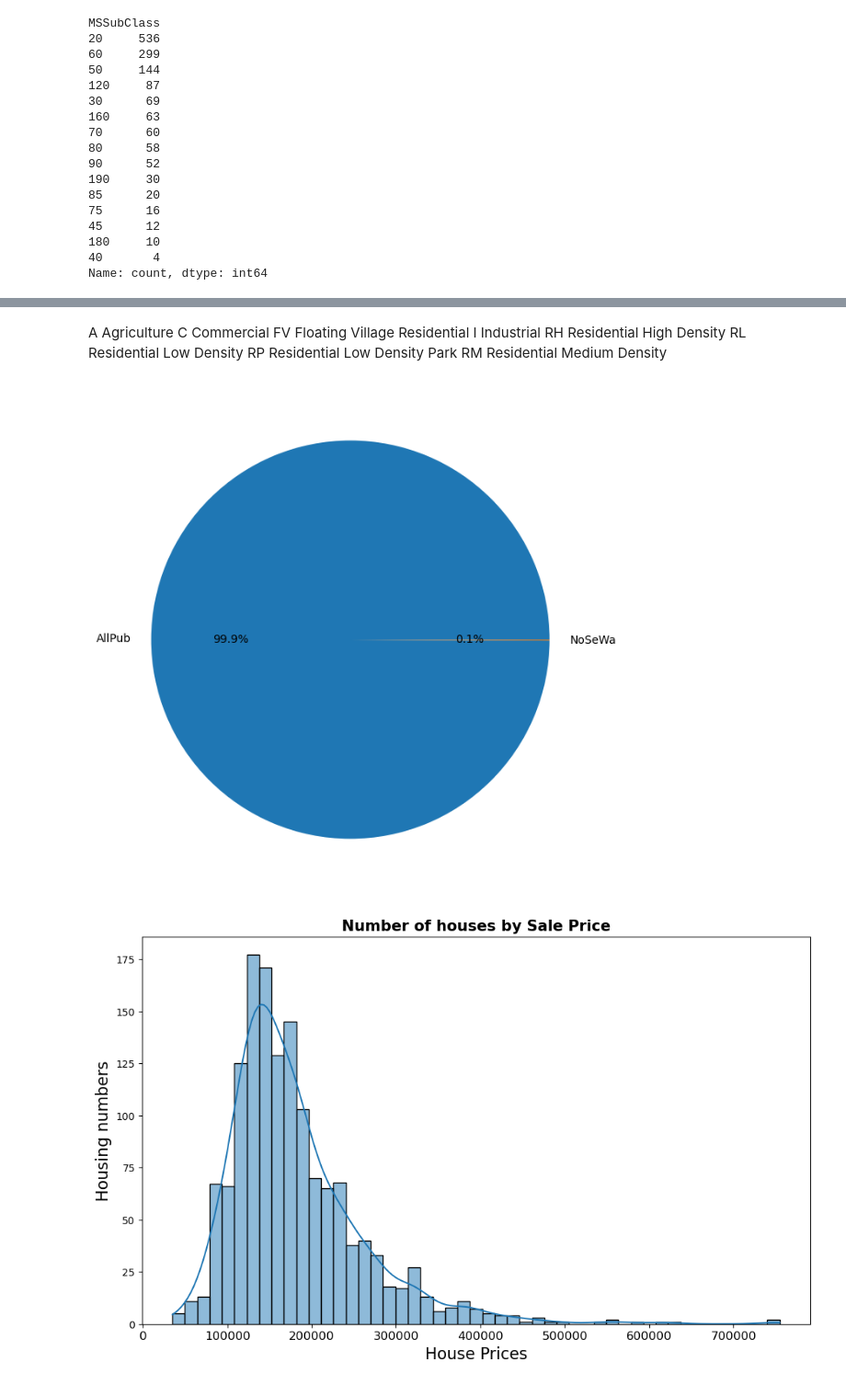
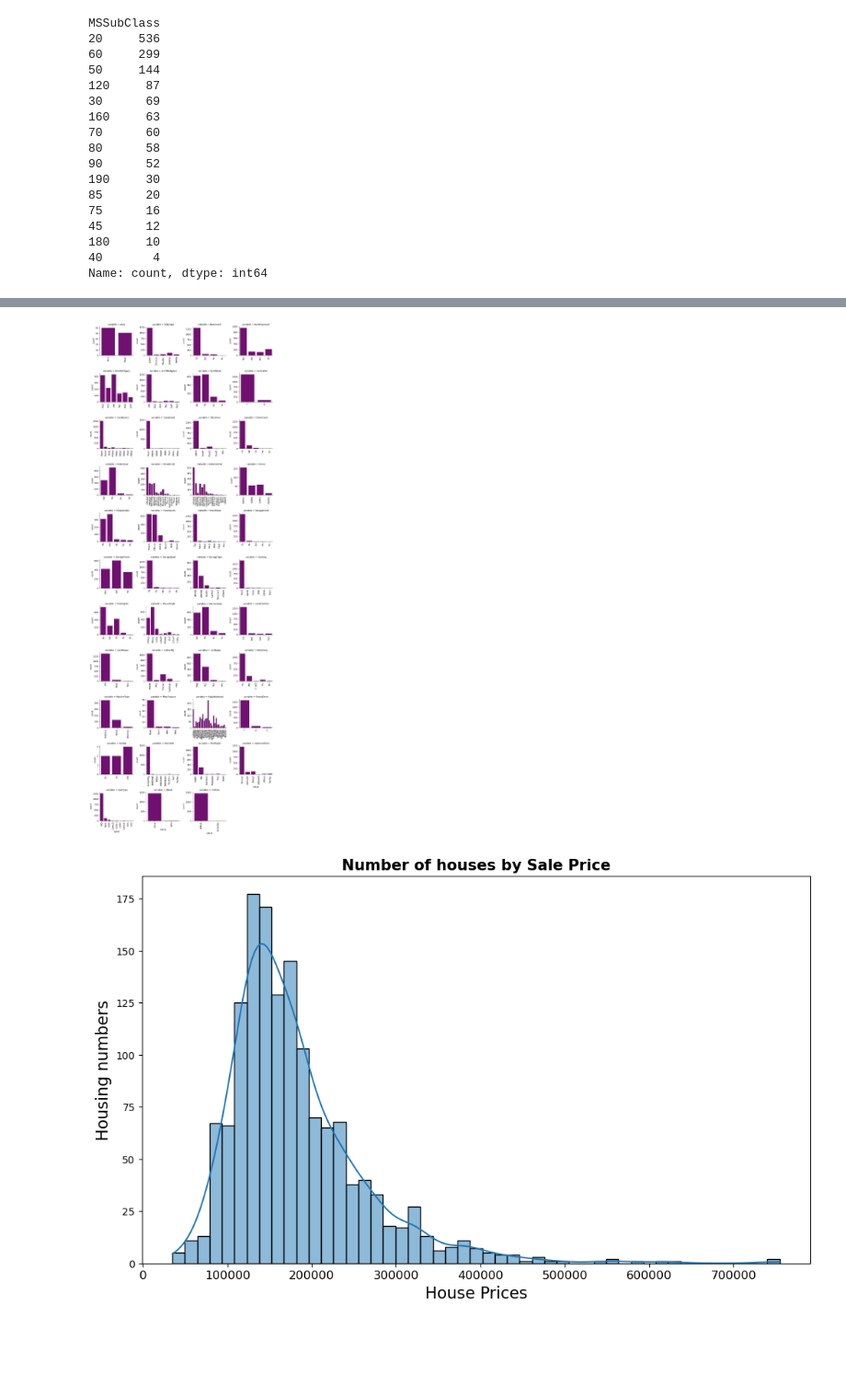
Before and after one commit to Totally-Kyle/Housing-Prices, a Jupyter notebook: EDA.ipynb, the cells around one changed output, grey strips where cells are left out. Shown at 92% size. Saved outputs shown, nothing was run; the diff lists cells and outputs as text; code cells hidden in the pictures; blank space fills up the shorter version.

```diff
--- a/EDA.ipynb
+++ b/EDA.ipynb
@@ -98,21 +86,19 @@ Passing `palette` without assigning `hue` is deprecated and will be removed in v
-# %% [markdown]
-A	Agriculture
-C	Commercial
-FV	Floating Village Residential
-I	Industrial
-RH	Residential High Density
-RL	Residential Low Density
-RP	Residential Low Density Park
-RM	Residential Medium Density
-# %%
-plt.figure(figsize=(12,8))
-df["Utilities"].value_counts().plot.pie(autopct='%1.1f%%')
-plt.title('Utilities')
-plt.ylabel("")
-plt.title("Percentage of Utilities")
-plt.show()
-# %% [output]
-[figure, removed]
+# %%
+
+
+Misc_categories = df.select_dtypes(include=['object'])
+
+melted = pd.melt(df, value_vars=sorted(Misc_categories), var_name='variable', value_name='value')
+
+chart = sns.FacetGrid(melted, col='variable', col_wrap=4, sharex=False, sharey=False, height=3)
+
+chart.map_dataframe(sns.countplot, x='value', color = 'purple')
+chart.set_xticklabels(rotation=90)
+
+plt.tight_layout()
+plt.show()
+# %% [output]
+[figure, added]
 # %%
 plt.figure(figsize=(12, 7))
 
```
Also changed, not shown: parts of 7 cells of this notebook.
